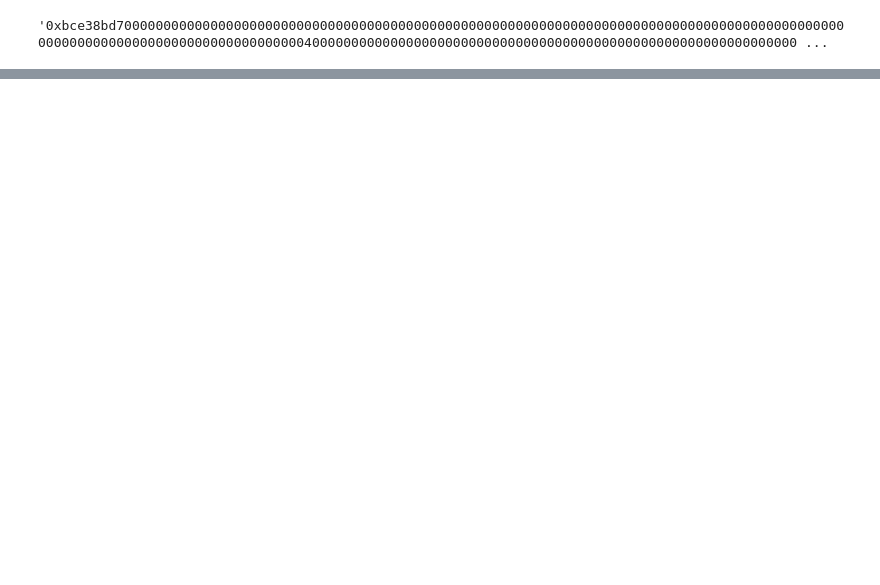
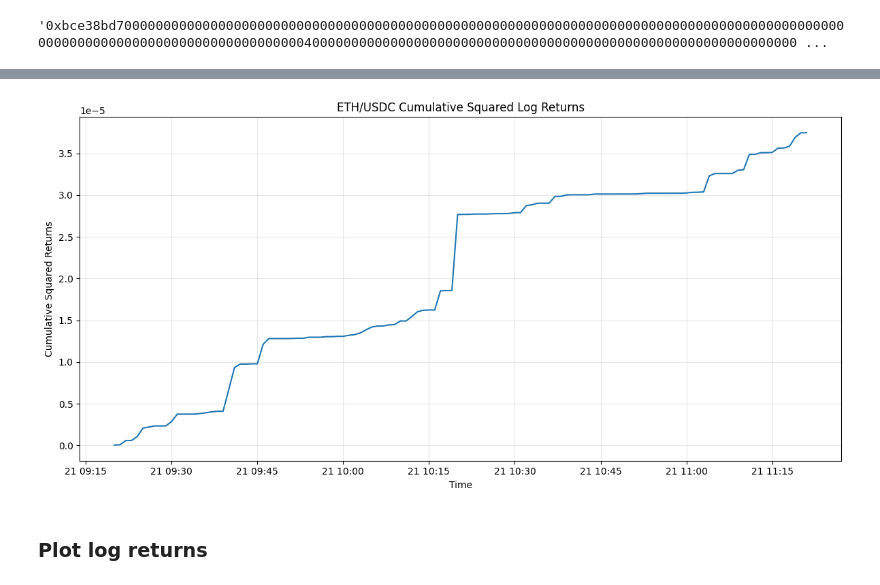
Before and after one commit to Decentralisedme/On-chain_Market_Data, a Jupyter notebook: Dex/Test.ipynb, the cells around one changed output, grey strips where cells are left out. Cells and saved outputs as stored; diff of their text form; code cells hidden in the pictures; blank space fills up the shorter version.

```diff
--- a/Dex/Test.ipynb
+++ b/Dex/Test.ipynb
@@ -121,0 +236,14 @@ prices
+# %%
+# Plot 4: Cumulative squared returns (shows volatility accumulation)
+plt.figure(figsize=(12, 6))
+plt.plot(.index, df_min_prices['log_return_sqrd'].cumsum(), linewidth=1.5)
+plt.title('ETH/USDC Cumulative Squared Log Returns')
+plt.ylabel('Cumulative Squared Returns')
+plt.xlabel('Time')
+plt.grid(True, alpha=0.3)
+plt.tight_layout()
+plt.show()
+# %% [output]
+[figure, added]
+# %% [markdown]
+### Plot log returns
```
Also changed, not shown: parts of 38 cells of this notebook, 3 other files.
